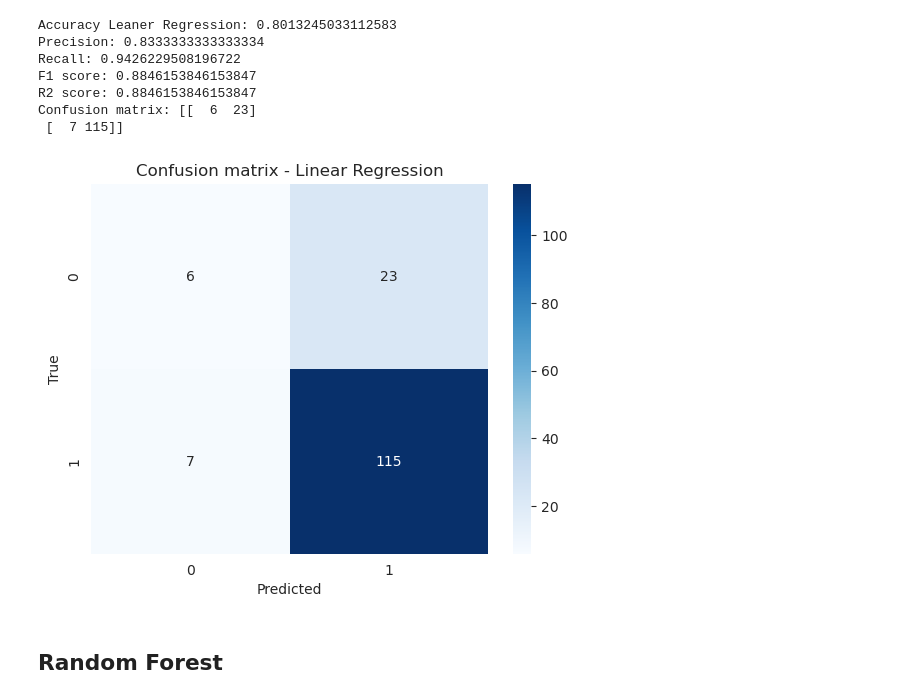
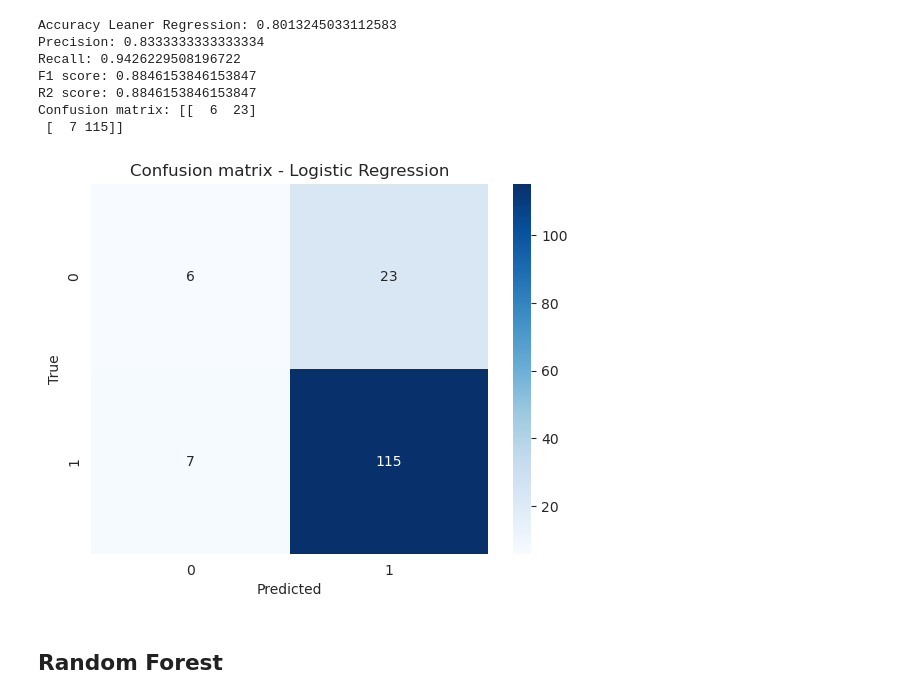
Before and after one commit to pcperera/attrition, a Jupyter notebook: 07 - final-descriptive-feature-engineering-combined.ipynb, the cells around one changed output. Drawn from its saved outputs; the diff is of its cells as text; code cells hidden in the pictures.

```diff
--- a/07 - final-descriptive-feature-engineering-combined.ipynb
+++ b/07 - final-descriptive-feature-engineering-combined.ipynb
@@ -349,12 +349,12 @@ Confusion matrix: [[  6  23]
  [  7 115]]
 # %%
 seaborn.heatmap(lr_confusion_matrix, annot=True, cmap='Blues', fmt='.0f')
-plt.title('Confusion matrix - Linear Regression')
+plt.title('Confusion matrix - Logistic Regression')
 plt.xlabel('Predicted')
 plt.ylabel('True')
 plt.show()
 # %% [output]
-[figure, old version]
+[figure, new version]
 # %% [markdown]
 ## Random Forest
 # %%
```
Also changed, not shown: parts of 6 cells of this notebook.
